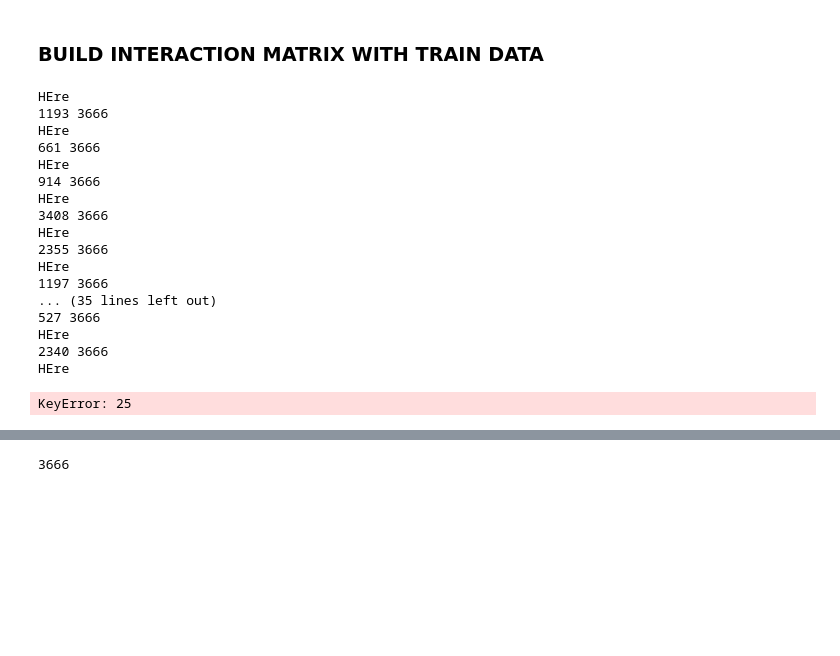
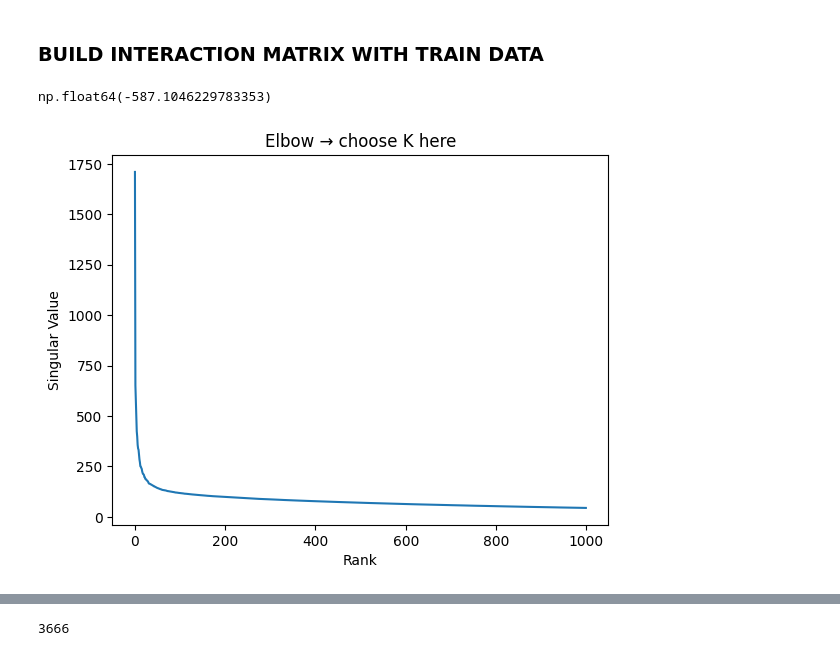
Before and after one commit to Rohit1217/RecSyS, a Jupyter notebook: data/prototype_build.ipynb, the cells around one changed output, grey strips where cells are left out. Cells and saved outputs as stored; diff of their text form; code cells hidden in the pictures; blank space fills up the shorter version.

```diff
--- a/data/prototype_build.ipynb
+++ b/data/prototype_build.ipynb
@@ -107,12 +124,12 @@ def train_val_test_split(data,split_distribution=[0.7,0.15,0.15]):
 def leave_k_data_split(data,user_col,item_col,sort_list=["user_id"],k=2):
     train_idx,val_idx,test_idx=[],[],[]
     all_idx=[i for i in range(len(data))]
-    data=sort(data,sort_list)
+    data=sort(data,sort_list).reset_index(drop=True)
 
     ptr1,ptr2=0,1
 
     while ptr2<len(data):
-        if data[user_col][ptr2]!=data[user_col][ptr1]:
+        if data[user_col].iloc[ptr2]!=data[user_col].iloc[ptr1]:
             len_window=ptr2-ptr1
 
             if len_window>k:
@@ -154,33 +171,28 @@ Axes(0.125,0.11;0.775x0.77)
 def user_item_interaction_matrix(data,user_col_name,item_col_name,pref_col_name):
     num_users=len(data[user_col_name].unique())
     num_items=len(data[item_col_name].unique())
+
+    user_sort=sorted(data[user_col_name].unique())
+    item_sort=sorted(data[item_col_name].unique())
+
+    item_index,user_index={},{}
+
+    for idx in range(len(user_sort)):
+        user_index[user_sort[idx]]=idx
+
+    for idx in range(len(item_sort)):
+        item_index[item_sort[idx]]=idx
+
+    # print(item_index,user_index)
     pref_matrix=np.zeros((num_users,num_items))
 
     for idx in range(len(data)):
-        print("HEre")
-        curr_user,curr_item,curr_pref=data[user_col_name][idx],data[item_col_name][idx],data[pref_col_name][idx]
-        print(curr_item,num_items)
-        pref_matrix[curr_user][curr_item]=curr_pref
+        curr_user,curr_item,curr_pref=data[user_col_name].iloc[idx],data[item_col_name].iloc[idx],data[pref_col_name].iloc[idx]
+        curr_user_idx,curr_item_idx=user_index[curr_user],item_index[curr_item]
+        pref_matrix[curr_user_idx][curr_item_idx]=curr_pref
 
-    return pref_matrix
+    return pref_matrix,user_index,item_index
 
-mat=user_item_interaction_matrix(train,"user_id","movie_id","rating")
+pref_mat,user_index,item_index=user_item_interaction_matrix(train,"user_id","movie_id","rating")
-# %% [output]
-HEre
-1193 3666
-HEre
-661 3666
-HEre
-914 3666
-HEre
-3408 3666
-HEre
-2355 3666
-HEre
-1197 3666
-... (35 lines left out)
-527 3666
-HEre
-2340 3666
-HEre
-KeyError: 25
+# %%
+U,S,Vt=np.linalg.svd(pref_mat)
@@ -186,0 +207,27 @@ KeyError: 25
+# %%
+R_approx = user_embedding @ item_embedding.T
+np.sum(R_approx-pref_mat)
+# %% [output]
+np.float64(-587.1046229783353)
+# %%
+# Check singular value dropoff first
+import matplotlib.pyplot as plt
+
+plt.plot(S[:1000])
+plt.xlabel("Rank")
+plt.ylabel("Singular Value")
+plt.title("Elbow → choose K here")
+plt.show()
+
+# Then pick K at the elbow
+# K = 50  # start small, tune this!
+
+# U  = U[:, :K]
+# S  = S[:K]
+# Vt = Vt[:K, :]
+
+# S_sqrt = np.pow(S, 0.5)
+# user_embedding = U * S_sqrt
+# item_embedding = Vt.T * S_sqrt
+# %% [output]
+[figure, added]
```
Also changed, not shown: parts of 6 cells of this notebook.
